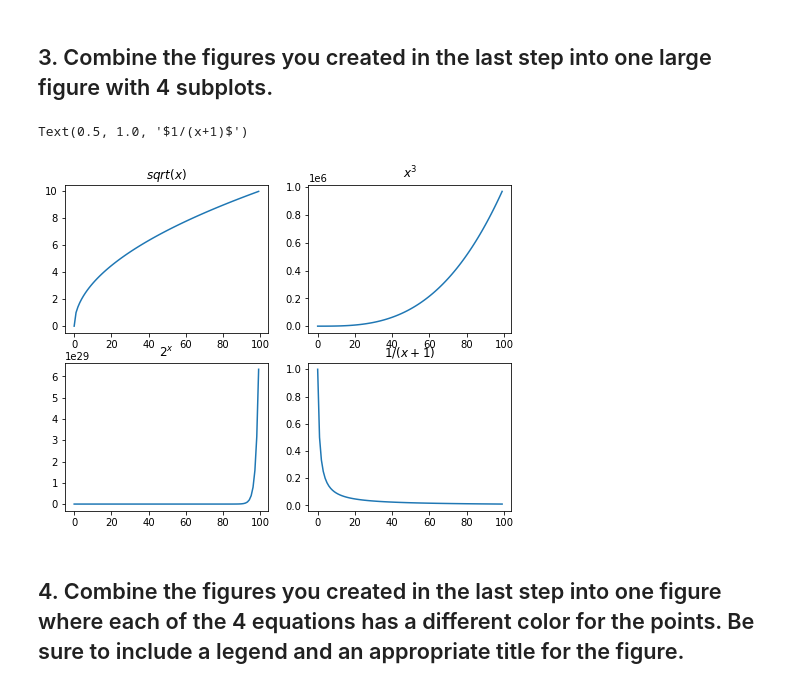
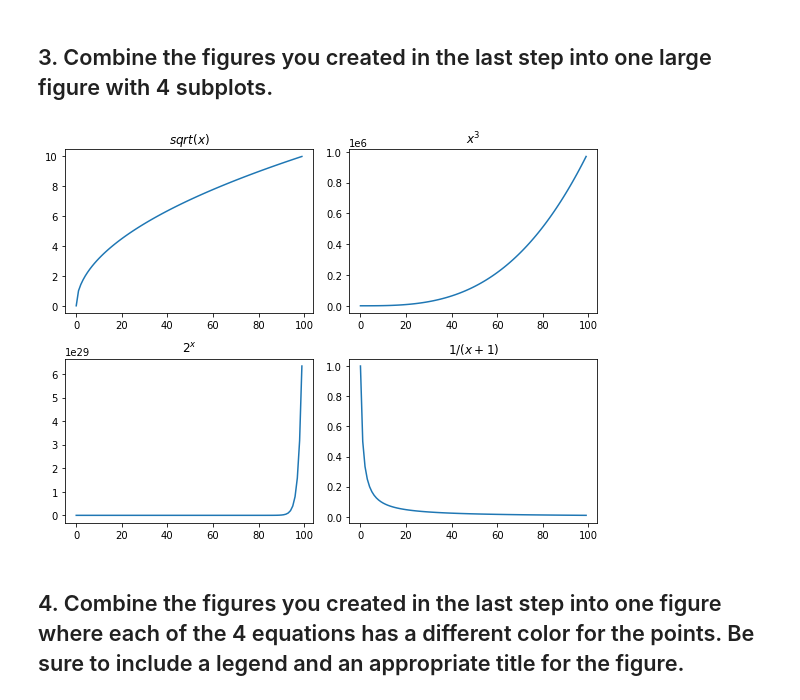
Before and after one commit to greg-maggard/numpy_pandas_visualization_exercises, a Jupyter notebook: matplotlib_exercises.ipynb, the cells around one changed output. Cells and saved outputs as stored; diff of their text form; code cells hidden in the pictures.

```diff
--- a/matplotlib_exercises.ipynb
+++ b/matplotlib_exercises.ipynb
@@ -79,31 +81,32 @@ Text(0.5, 1.0, '$1/(x+1)$')
 # %%
 x = range(100)
 
 y1 = [math.sqrt(x) for x in x]
 y2 = [x ** 3 for x in x]
 y3 = [2 ** x for x in x]
 y4 = [(1/(x+1)) for x in x]
 
 plt.figure(figsize = (8, 6))
 
 plt.subplot(221)
 plt.plot(x, y1)
 plt.title('$sqrt(x)$')
 
 plt.subplot(222)
 plt.plot(x, y2)
 plt.title('${x}^3$')
 
 plt.subplot(223)
 plt.plot(x, y3)
 plt.title('$2^{x}$')
 
 plt.subplot(224)
 plt.plot(x, y4)
 plt.title('$1/(x+1)$')
+
+plt.tight_layout()
 # %% [output]
-Text(0.5, 1.0, '$1/(x+1)$')
-[figure, old version]
+[figure, new version]
 # %% [markdown]
 ## 4. Combine the figures you created in the last step into one figure where each of the 4 equations has a different color for the points. Be sure to include a legend and an appropriate title for the figure.
 # %%
```
Also changed, not shown: parts of 3 cells of this notebook, 3 other files.
